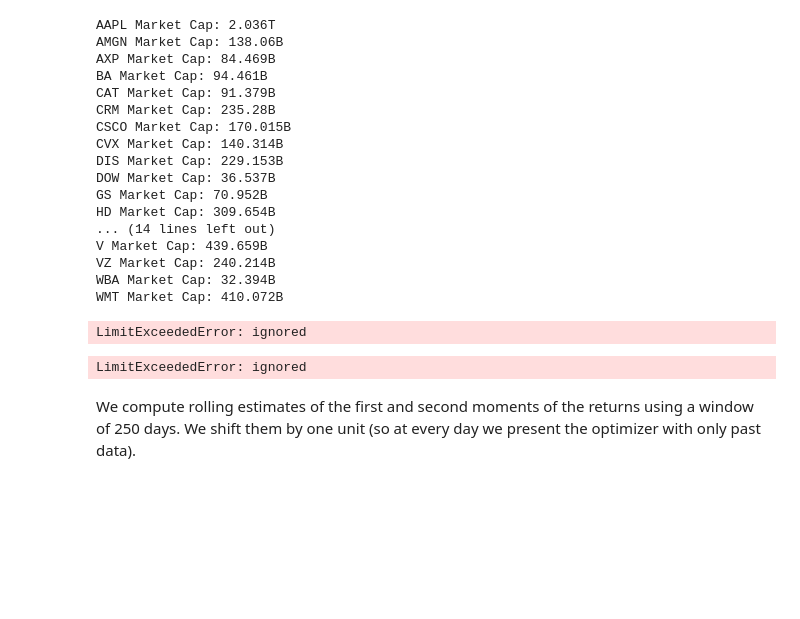
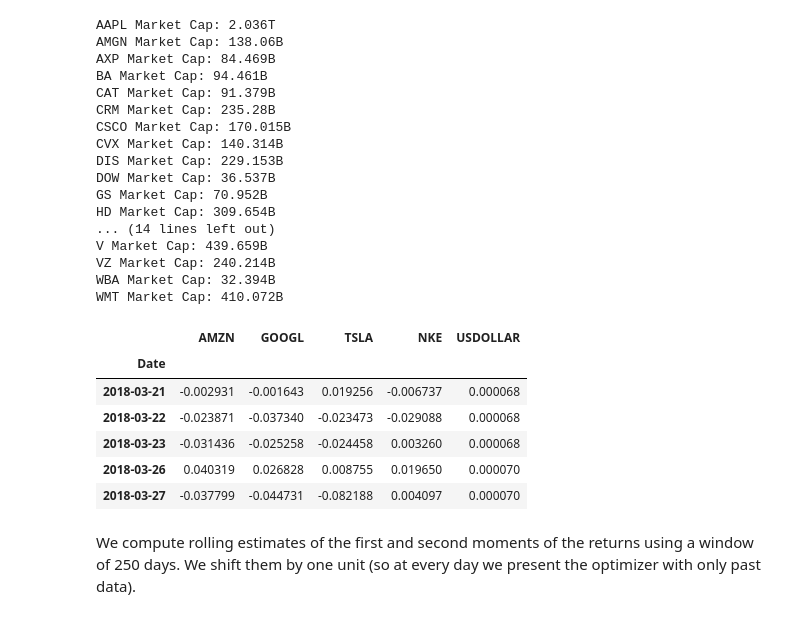
Before and after one commit to HFAC-Quant/quant-optimizer, a Jupyter notebook: HFAC Optimizer.ipynb, the cells around one changed output. Saved outputs shown, nothing was run; the diff lists cells and outputs as text; code cells hidden in the pictures; blank space fills up the shorter version.

```diff
--- a/HFAC Optimizer.ipynb
+++ b/HFAC Optimizer.ipynb
@@ -113,15 +127,21 @@ WMT Market Cap: 410.072B
 # %%
 tickers = ['AMZN', 'GOOGL', 'TSLA', 'NKE']
 start_date='2012-01-01'
-end_date='2020-09-31'
+end_date='2020-11-20'
 returns = pd.DataFrame(dict([(ticker, quandl.get('WIKI/'+ticker,
                                     start_date=start_date,
-                                    end_date=end_date)['Adj. Close'].pct_change())
-                for ticker in tickers]))
-returns[["USDOLLAR"]]=quandl.get('FRED/DTB3', start_date=start_date, end_date=end_date)/(250*100)
+                                    end_date=end_date, api_key='ic1Q96b-rnXN1X1czyMi')['Adj. Close'].pct_change())
+                             for ticker in tickers]))
+returns[["USDOLLAR"]]=quandl.get('FRED/DTB3', start_date=start_date, end_date=end_date, api_key='ic1Q96b-rnXN1X1czyMi')/(250*100)
 returns = returns.fillna(method='ffill').iloc[1:]
 
 returns.tail()
 # %% [output]
-LimitExceededError: ignored
+|  | AMZN | GOOGL | TSLA | NKE | USDOLLAR |
+| Date |  |  |  |  |  |
+| 2018-03-21 | -0.002931 | -0.001643 | 0.019256 | -0.006737 | 0.000068 |
+| 2018-03-22 | -0.023871 | -0.037340 | -0.023473 | -0.029088 | 0.000068 |
+| 2018-03-23 | -0.031436 | -0.025258 | -0.024458 | 0.003260 | 0.000068 |
+| 2018-03-26 | 0.040319 | 0.026828 | 0.008755 | 0.019650 | 0.000070 |
+| 2018-03-27 | -0.037799 | -0.044731 | -0.082188 | 0.004097 | 0.000070 |
 # %%
@@ -129,7 +149,3 @@ amzn_data = quandl.get('WIKI/AMZN', start_date=start_date, end_date=end_date)
-# %%
-amzn_data = quandl.get_table('WIKI/AMZN')
-# %% [output]
-LimitExceededError: ignored
 # %% [markdown]
 We compute rolling estimates of the first and second moments of the returns using a window of 250 days. We shift them by one unit (so at every day we present the optimizer with only past data).
 # %%
```
Also changed, not shown: parts of 14 cells of this notebook, 1 other file.
